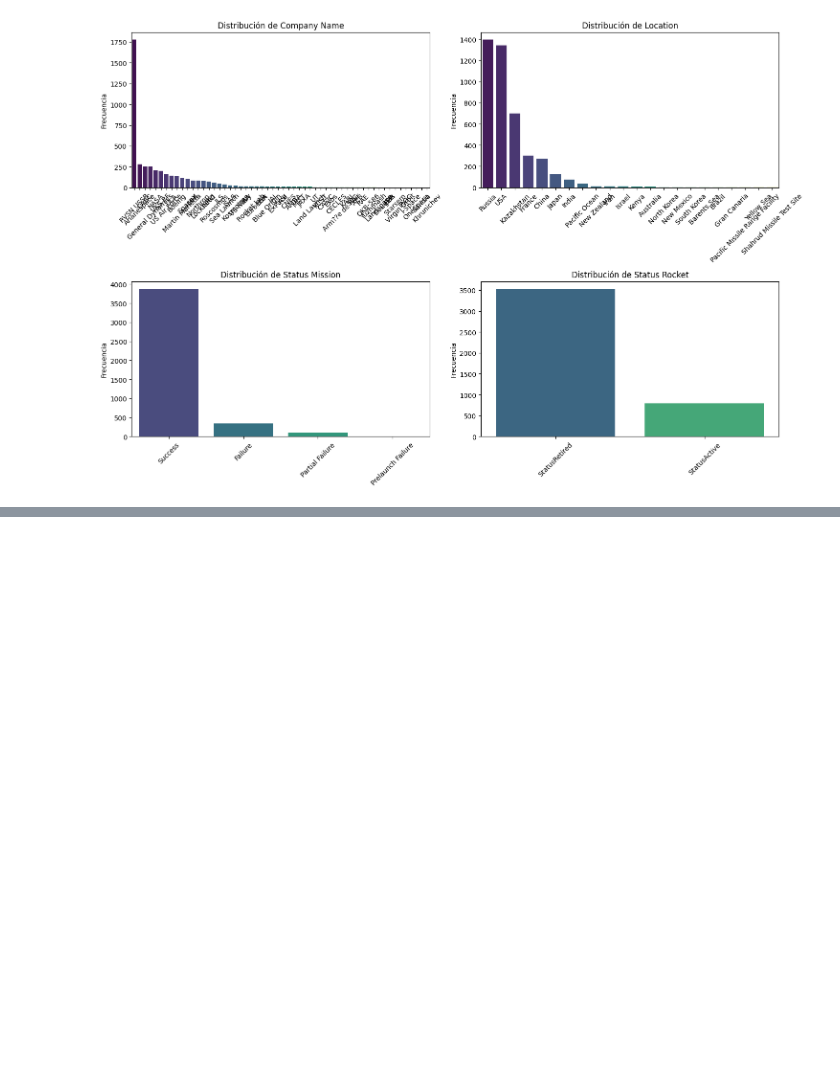
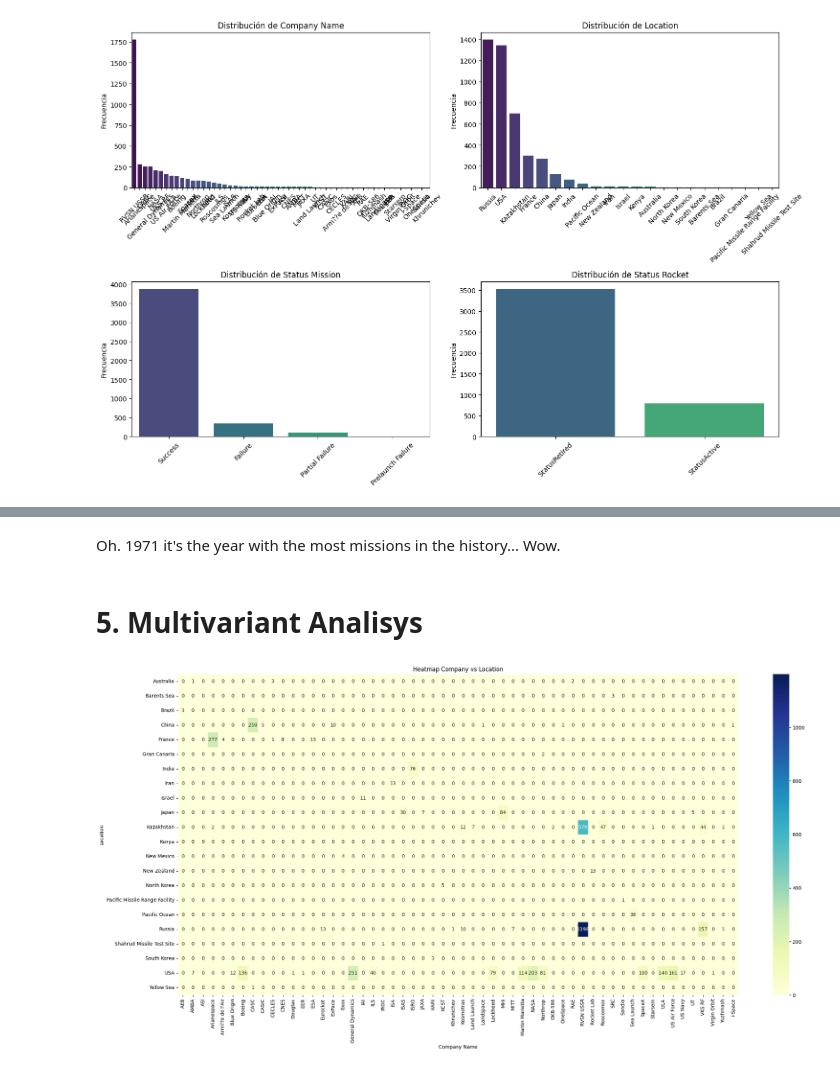
Before and after one commit to VictorMDSS/De_Sousa_Sanchez_Victor_Manuel_Space_Missions_EDA, a Jupyter notebook: main.ipynb, the cells around one changed output, grey strips where cells are left out. Saved outputs shown, nothing was run; the diff lists cells and outputs as text; code cells hidden in the pictures; blank space fills up the shorter version.

```diff
--- a/main.ipynb
+++ b/main.ipynb
@@ -386,0 +447,12 @@ bt.pinta_distribucion_categoricas(df_space, categories, mostrar_valores= False)
+# %% [markdown]
+Oh. 1971 it's the year with the most missions in the history... Wow.
+# %% [markdown]
+# 5. Multivariant Analisys
+# %%
+cross_tab = pd.crosstab(df_space['Location'], df_space['Company Name'])
+plt.figure(figsize=(26,12))
+sns.heatmap(cross_tab, annot=True, fmt='d', cmap='YlGnBu')
+plt.title('Heatmap Company vs Location')
+plt.show()
+# %% [output]
+[figure, added]
```
Also changed, not shown: parts of 5 cells of this notebook.
